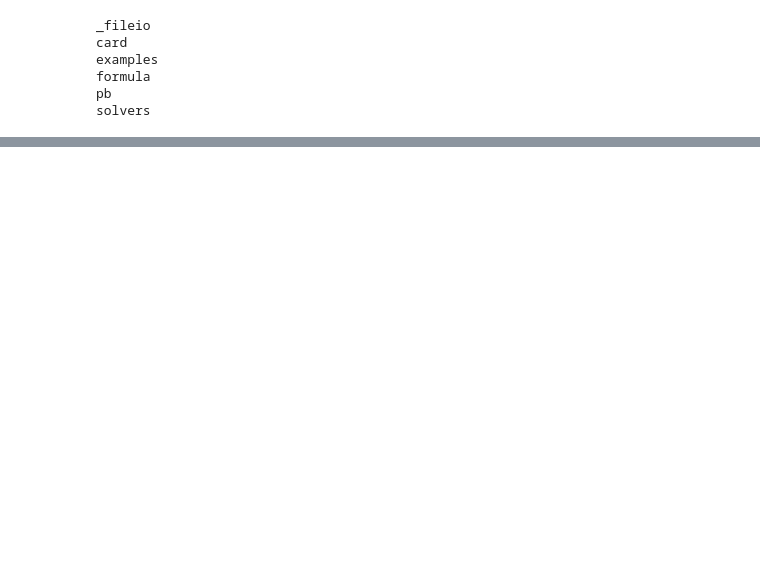
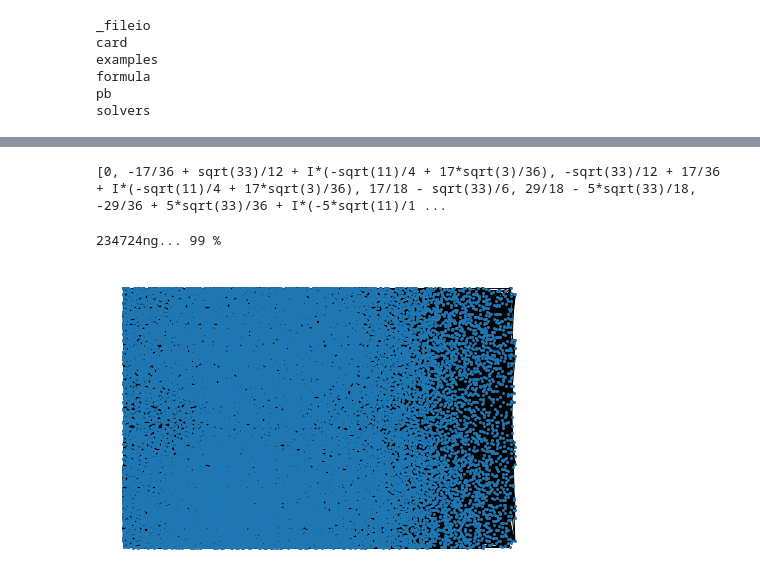
Before and after one commit to oisincar/cnp-5, a Jupyter notebook: SubGraphExplore.ipynb, the cells around one changed output, grey strips where cells are left out. Saved outputs shown, nothing was run; the diff lists cells and outputs as text; code cells hidden in the pictures; blank space fills up the shorter version.

```diff
--- a/SubGraphExplore.ipynb
+++ b/SubGraphExplore.ipynb
@@ -84,24 +82,9 @@ Gmoser.show()
 # %%
 # Load record smallest graph from file...
 
-def pointsFromFile(f_name):
-    with open(f_name) as f:
-        points_str = f.read().splitlines()
-
-    def readExpr(s):
-        s = s.replace('Sqrt', 'sqrt').replace('[', '(').replace(']', ')')
-        return parse_expr(s, evaluate=True)
-
-    def readPoint(pstr):
-        # Drop first and last char {/}
-        pstr = pstr[1:-1]
-        cs = pstr.split(',')
-        return readExpr(cs[0]) + readExpr(cs[1]) * I
-
-    return [readPoint(pstr) for pstr in points_str]
-
-# Taken from here, the record smallest graph G.
+# Taken from here:
 # https://dustingmixon.wordpress.com/2019/07/08/polymath16-thirteenth-thread-bumping-the-deadline/#comment-23934
-gp = pointsFromFile('graphs/517.vtx')
+# gp = cnp.points.fromFile('graphs/517.vtx')
+gp = cnp.points.fromFile('graphs/v34590.vtx')
 G_points = (gp, [complex(p) for p in gp])
 #print(G_points)
@@ -107,0 +109,11 @@ G_points = (gp, [complex(p) for p in gp])
+# %%
+print(G_points[0][:20])
+# %% [output]
+[0, -17/36 + sqrt(33)/12 + I*(-sqrt(11)/4 + 17*sqrt(3)/36), -sqrt(33)/12 + 17/36 + I*(-sqrt(11)/4 + 17*sqrt(3)/36), 17/18 - sqrt(33)/6, 29/18 - 5*sqrt(33)/18, -29/36 + 5*sqrt(33)/36 + I*(-5*sqrt(11)/1 ...
+# %%
+G = cnp.graph.Graph(G_points, large=True)
+print(len(G.G.edges))
+G.show()
+# %% [output]
+234724ng... 99 %
+[figure, added]
```
Also changed, not shown: parts of 19 cells of this notebook, 8 other files.
